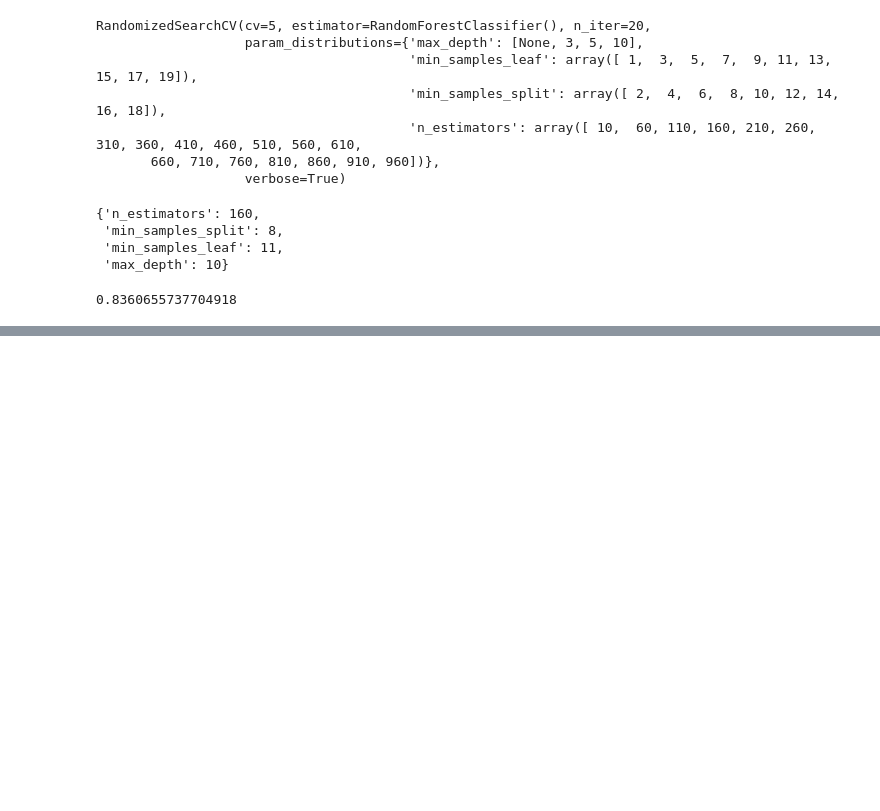
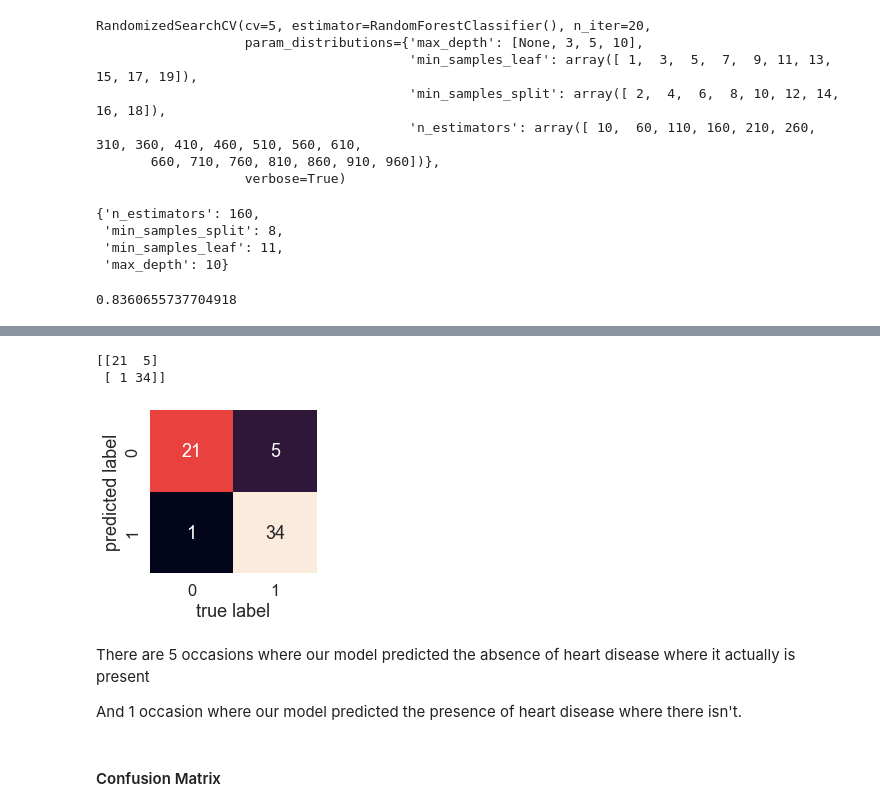
Before and after one commit to gracejidael/Health-datasets-Classification-, a Jupyter notebook: heart-disease-classification.ipynb, the cells around one changed output, grey strips where cells are left out. Saved outputs shown, nothing was run; the diff lists cells and outputs as text; code cells hidden in the pictures; blank space fills up the shorter version.

```diff
--- a/heart-disease-classification.ipynb
+++ b/heart-disease-classification.ipynb
@@ -542,0 +614,5 @@ rs_rf.score(X_test, y_test)
+# %%
+#The confusion matrix will need predictions from our model
+
+y_preds = gs_log_reg.predict(X_test)
+y_preds
@@ -542,0 +638,29 @@ rs_rf.score(X_test, y_test)
+# %%
+# Display confusion matrix
+print(confusion_matrix(y_test, y_preds))
+# %% [output]
+[[21  5]
+ [ 1 34]]
+# %%
+sns.set(font_scale=1.5) # Increase font size
+
+def plot_conf_mat(y_test, y_preds):
+    """
+    Plots a confusion matrix using Seaborn's heatmap().
+    """
+    fig, ax = plt.subplots(figsize=(3, 3))
+    ax = sns.heatmap(confusion_matrix(y_test, y_preds),
+                     annot=True, # Annotate the boxes
+                     cbar=False)
+    plt.xlabel("true label")
+    plt.ylabel("predicted label")
+
+plot_conf_mat(y_test, y_preds)
+# %% [output]
+[figure, added]
+# %% [markdown]
+There are 5 occasions where our model predicted the absence of heart disease where it actually is present
+
+And 1 occasion where our model predicted the presence of heart disease where there isn't.
+# %% [markdown]
+#### Confusion Matrix
```
Also changed, not shown: parts of 14 cells of this notebook.
